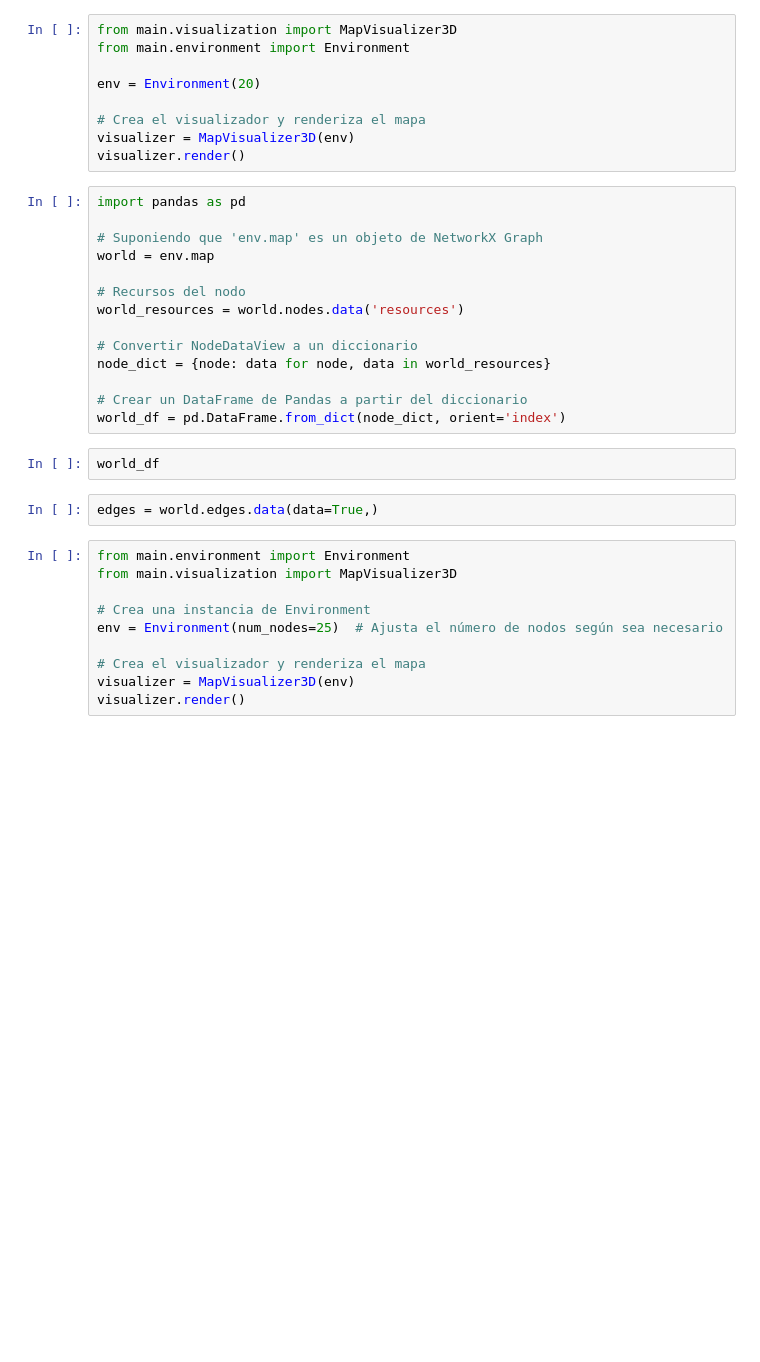
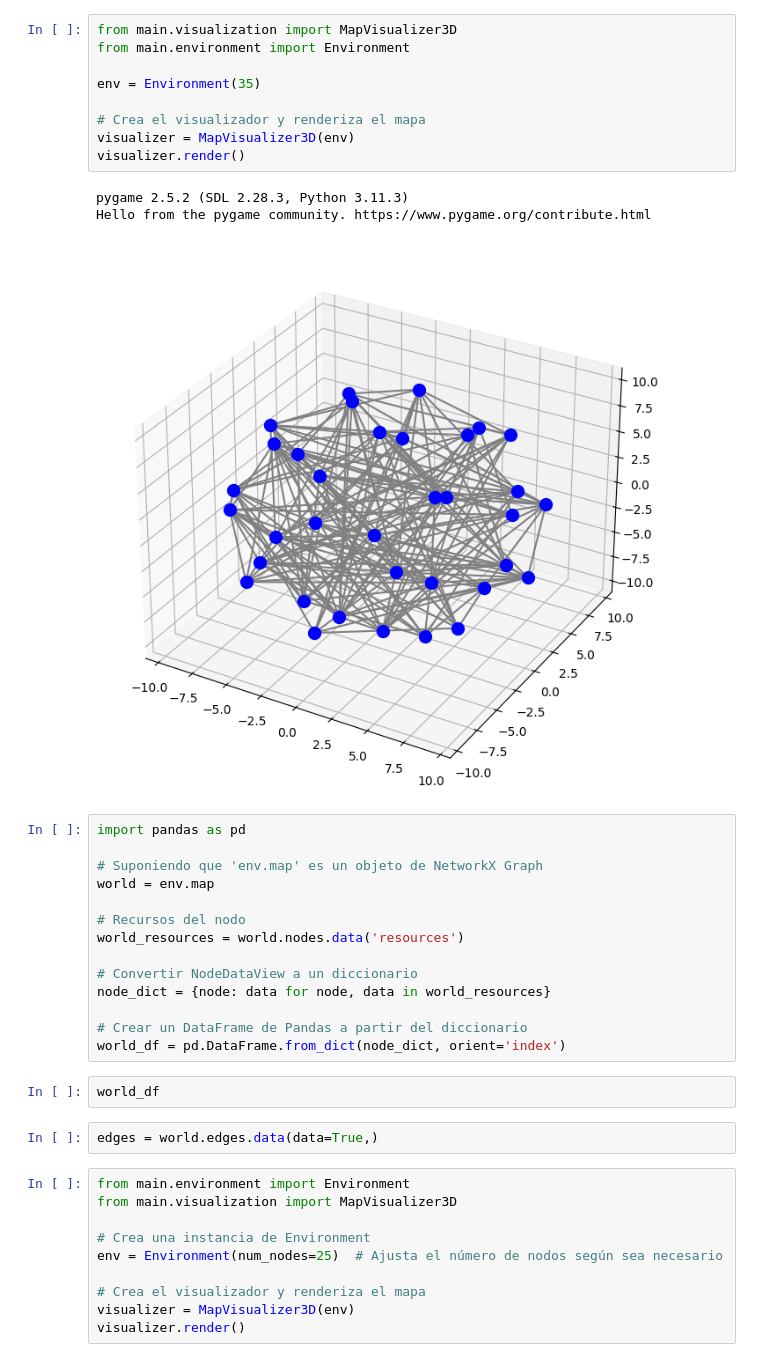
Before and after one commit to abelgarza/dissuadere, a Jupyter notebook: test.ipynb, the cells around one changed output. Drawn from its saved outputs; the diff is of its cells as text; blank space fills up the shorter version.

```diff
--- a/test.ipynb
+++ b/test.ipynb
@@ -1,12 +1,16 @@
 # %%
 from main.visualization import MapVisualizer3D
 from main.environment import Environment
 
-env = Environment(20)
+env = Environment(35)
 
 # Crea el visualizador y renderiza el mapa
 visualizer = MapVisualizer3D(env)
 visualizer.render()
+# %% [output]
+pygame 2.5.2 (SDL 2.28.3, Python 3.11.3)
+Hello from the pygame community. https://www.pygame.org/contribute.html
+[figure, added]
 # %%
 import pandas as pd
 
```
Also changed, not shown: 2 other files.
